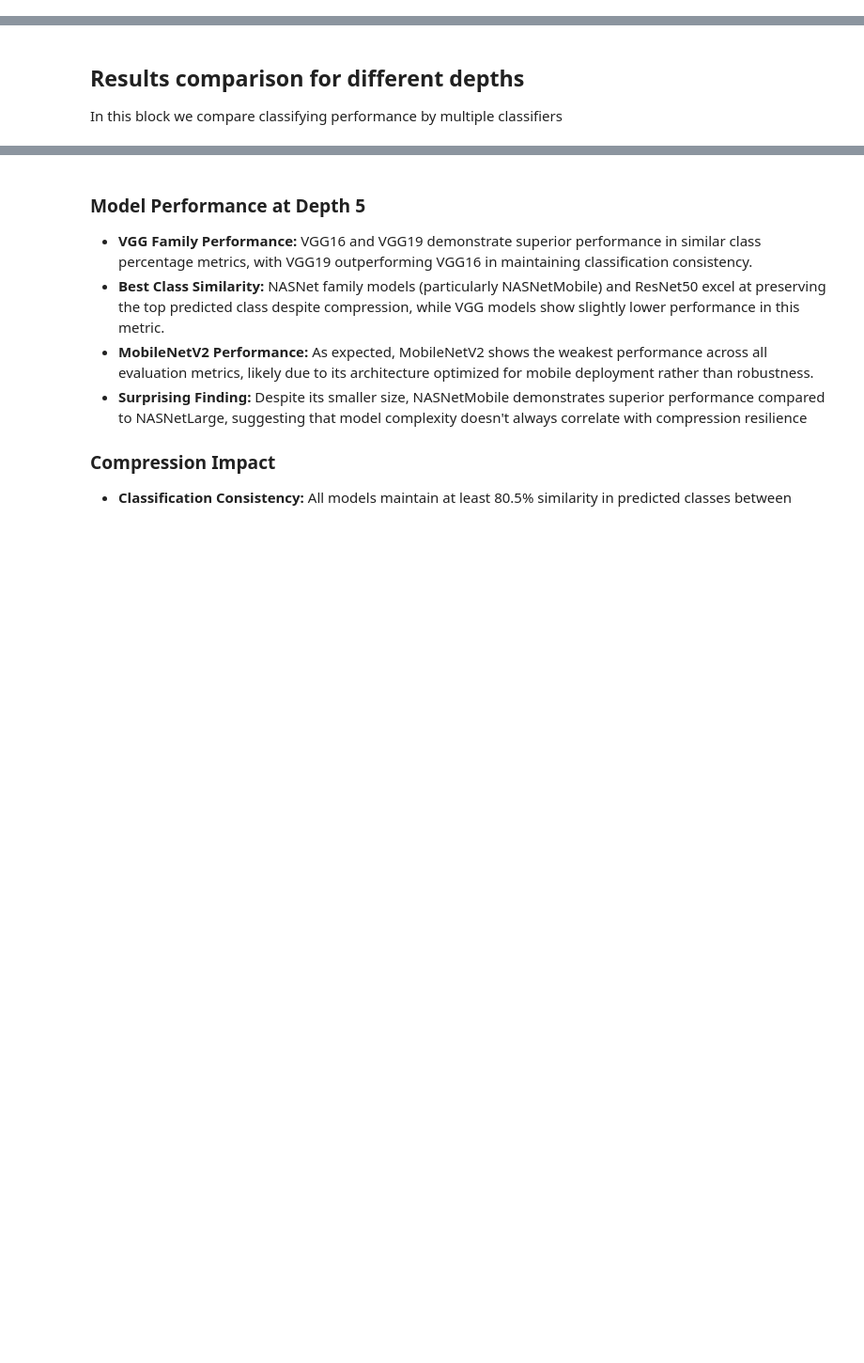
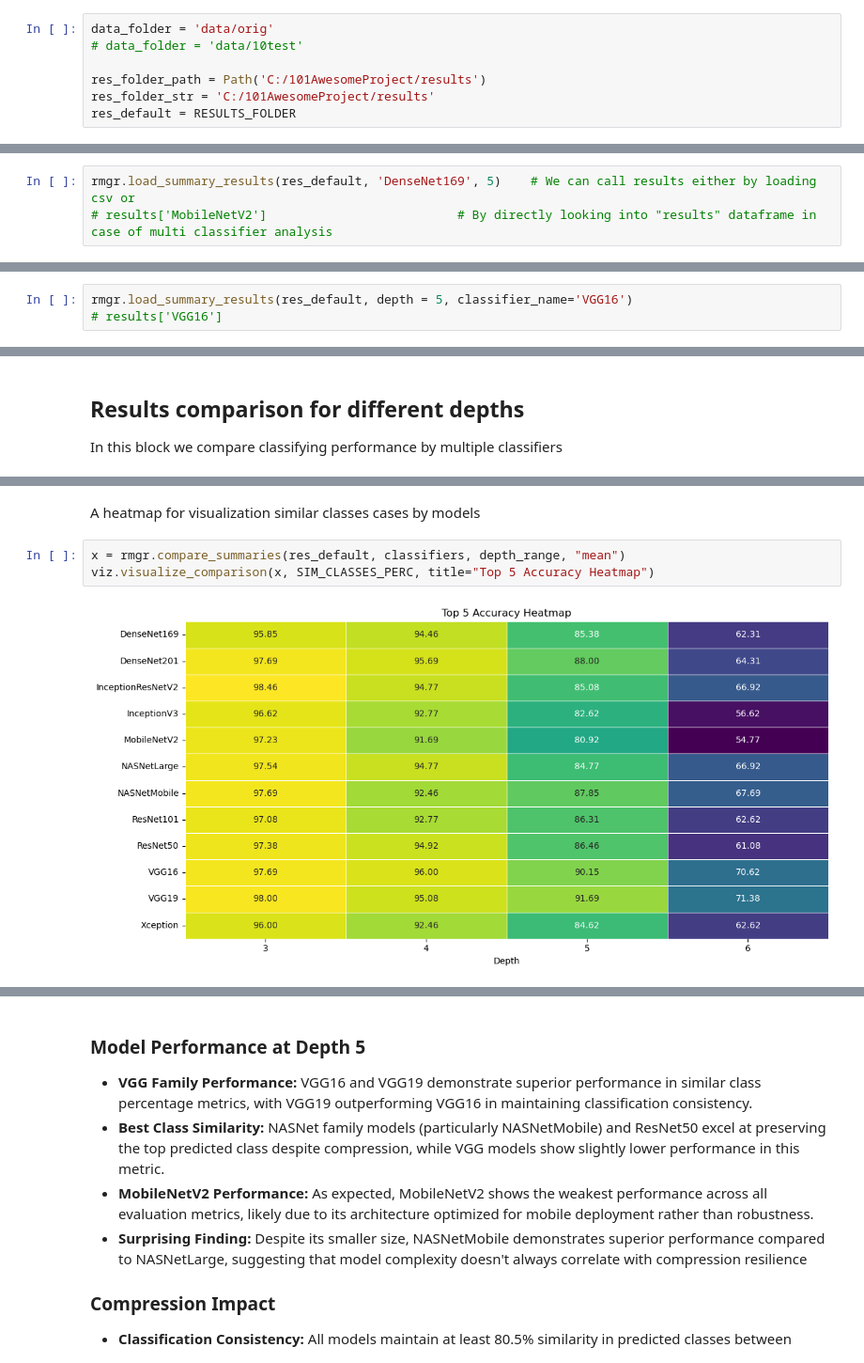
Before and after one commit to Todmount/wicca, a Jupyter notebook: demo.ipynb, the cells around one changed output, grey strips where cells are left out. Shown at 94% size. Saved outputs shown, nothing was run; the diff lists cells and outputs as text; blank space fills up the shorter version.

```diff
--- a/demo.ipynb
+++ b/demo.ipynb
@@ -214,0 +132,7 @@ def plot_metric_radar(metric, title: str = None) -> None :
+# %%
+data_folder = 'data/orig'
+# data_folder = 'data/10test'
+
+res_folder_path = Path('C:/101AwesomeProject/results')
+res_folder_str = 'C:/101AwesomeProject/results'
+res_default = RESULTS_FOLDER
@@ -214,0 +192,3 @@ def plot_metric_radar(metric, title: str = None) -> None :
+# %%
+rmgr.load_summary_results(res_default, 'DenseNet169', 5)    # We can call results either by loading csv or
+# results['MobileNetV2']                          # By directly looking into "results" dataframe in case of multi classifier analysis
@@ -214,0 +207,3 @@ def plot_metric_radar(metric, title: str = None) -> None :
+# %%
+rmgr.load_summary_results(res_default, depth = 5, classifier_name='VGG16')
+# results['VGG16']
@@ -267,0 +259,7 @@ rsltmgr.visualize_comparison(x, SIM_BEST_CLASS, title="Best class similarity, (m
+# %% [markdown]
+A heatmap for visualization similar classes cases by models
+# %%
+x = rmgr.compare_summaries(res_default, classifiers, depth_range, "mean")
+viz.visualize_comparison(x, SIM_CLASSES_PERC, title="Top 5 Accuracy Heatmap")
+# %% [output]
+[figure, added]
```
Also changed, not shown: parts of 66 cells of this notebook.
